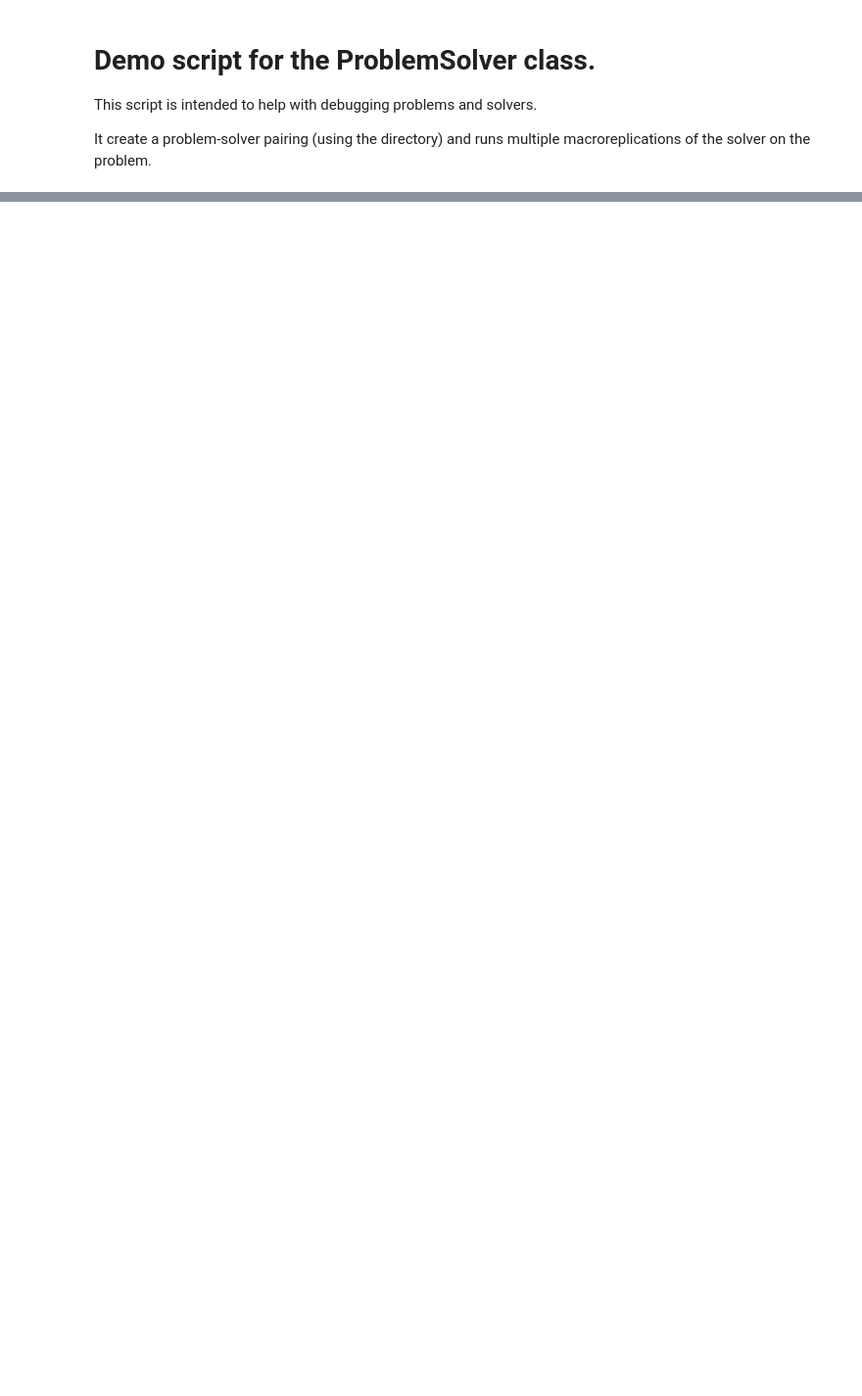
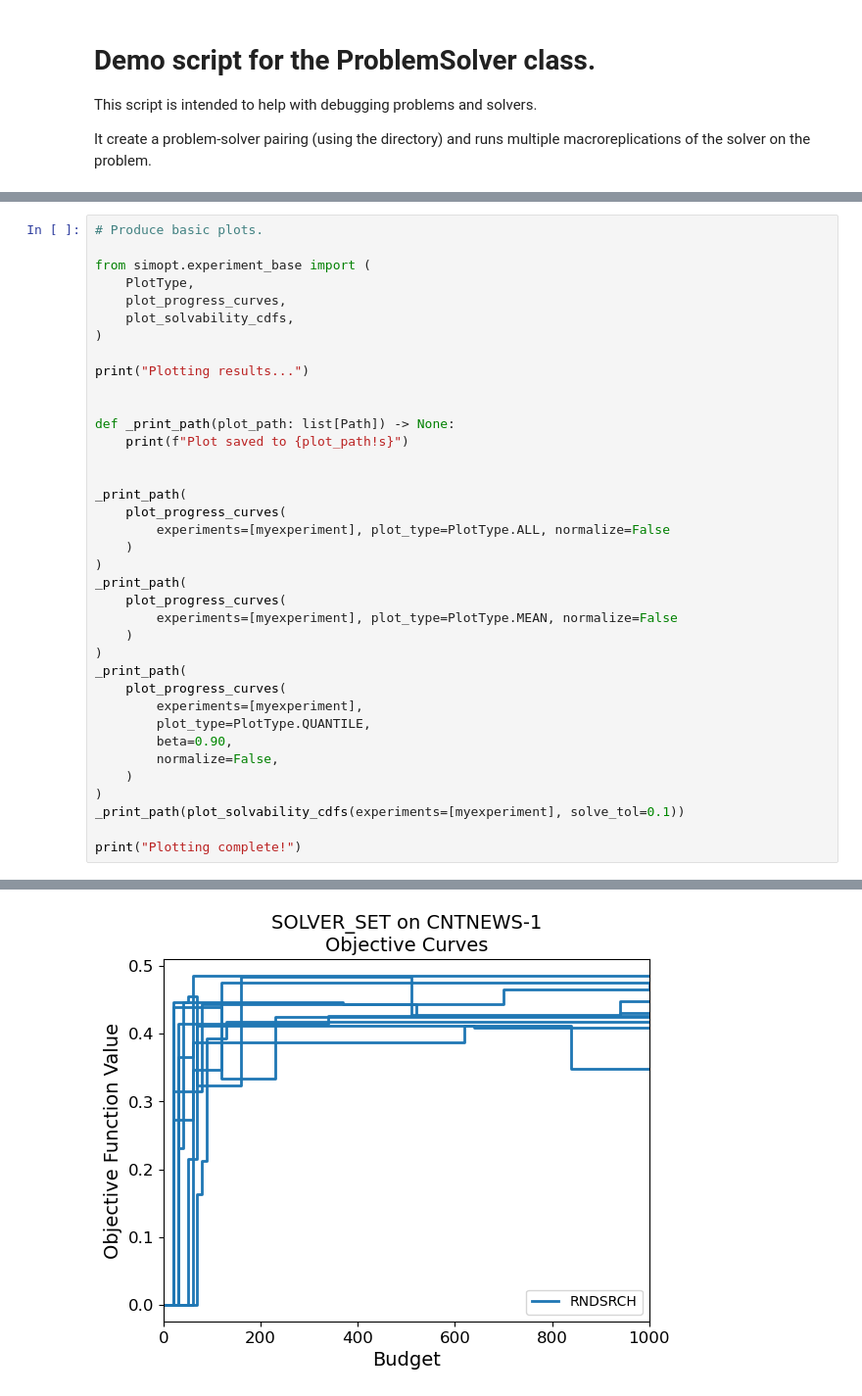
Before and after one commit to simopt-admin/simopt, a Jupyter notebook: notebooks/demo_problem_solver.ipynb, the cells around one changed output, grey strips where cells are left out. Shown at 98% size. Cells and saved outputs as stored; diff of their text form; blank space fills up the shorter version.

```diff
--- a/notebooks/demo_problem_solver.ipynb
+++ b/notebooks/demo_problem_solver.ipynb
@@ -96,0 +66,38 @@ print("Finished. Plots can be found in experiments/plots folder.")
+# %%
+# Produce basic plots.
+
+from simopt.experiment_base import (
+    PlotType,
+    plot_progress_curves,
+    plot_solvability_cdfs,
+)
+
+print("Plotting results...")
+
+
+def _print_path(plot_path: list[Path]) -> None:
+    print(f"Plot saved to {plot_path!s}")
+
+
+_print_path(
+    plot_progress_curves(
+        experiments=[myexperiment], plot_type=PlotType.ALL, normalize=False
+    )
+)
+_print_path(
+    plot_progress_curves(
+        experiments=[myexperiment], plot_type=PlotType.MEAN, normalize=False
+    )
+)
+_print_path(
+    plot_progress_curves(
+        experiments=[myexperiment],
+        plot_type=PlotType.QUANTILE,
+        beta=0.90,
+        normalize=False,
+    )
+)
+_print_path(plot_solvability_cdfs(experiments=[myexperiment], solve_tol=0.1))
+
+print("Plotting complete!")
+# %% [output]
@@ -96,0 +110 @@ print("Finished. Plots can be found in experiments/plots folder.")
+[figure, added]
```
Also changed, not shown: parts of 9 cells of this notebook, 13 other files.
